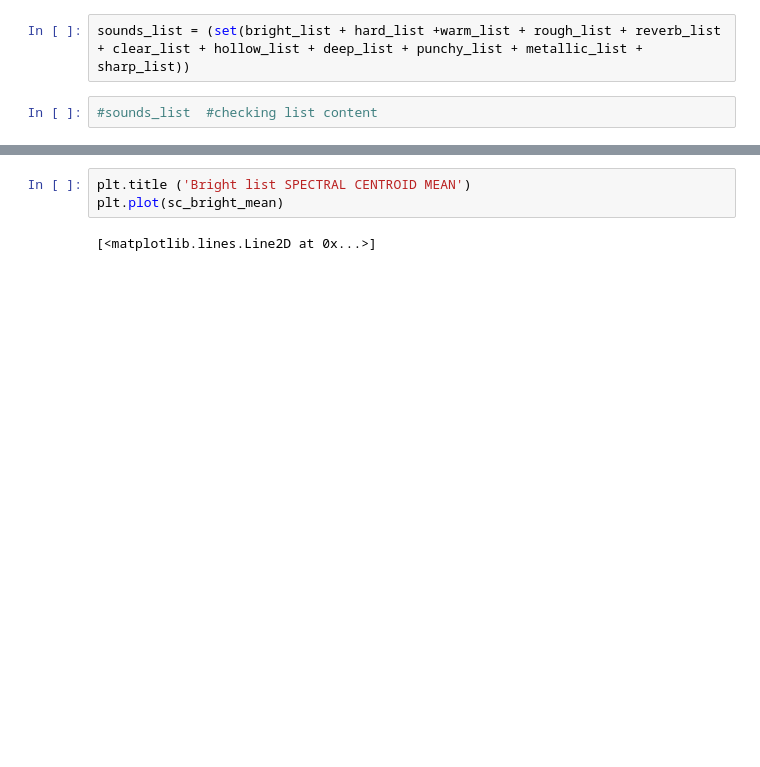
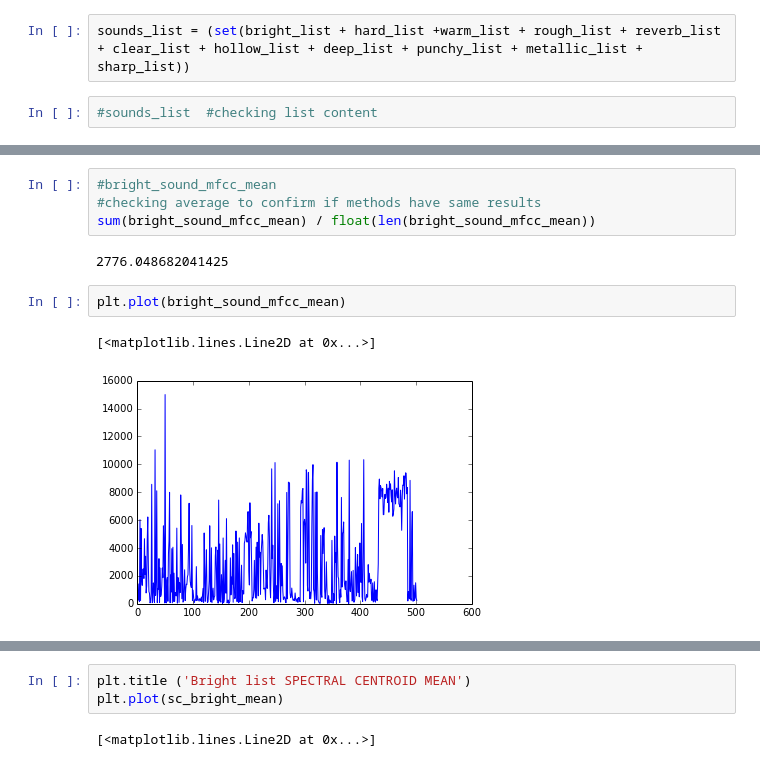
Before and after one commit to pedrogogo/SMC_Th, a Jupyter notebook: json_read_computing_essentia_descriptors.ipynb, the cells around one changed output, grey strips where cells are left out. Saved outputs shown, nothing was run; the diff lists cells and outputs as text; blank space fills up the shorter version.

```diff
--- a/json_read_computing_essentia_descriptors.ipynb
+++ b/json_read_computing_essentia_descriptors.ipynb
@@ -89 +112,12 @@ sounds_list = (set(bright_list + hard_list +warm_list + rough_list + reverb_list
+# %%
+#bright_sound_mfcc_mean
+#checking average to confirm if methods have same results
+sum(bright_sound_mfcc_mean) / float(len(bright_sound_mfcc_mean))
+# %% [output]
+2776.048682041425
+# %%
+plt.plot(bright_sound_mfcc_mean)
+# %% [output]
+[<matplotlib.lines.Line2D at 0x...>]
+[figure, added]
 # %%
```
Also changed, not shown: parts of 24 cells of this notebook.
